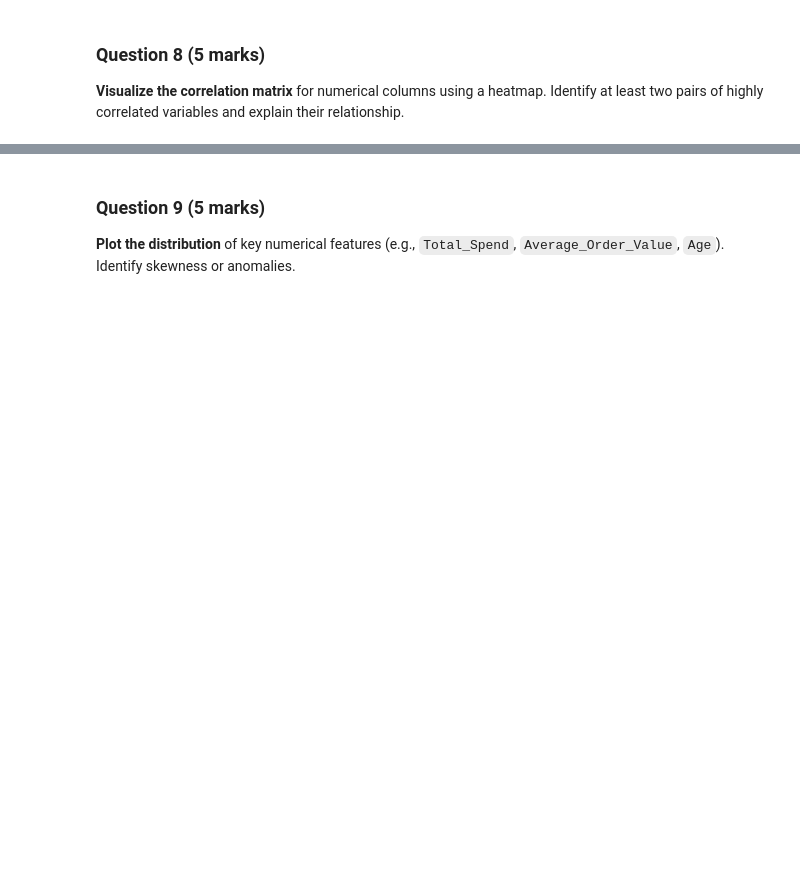
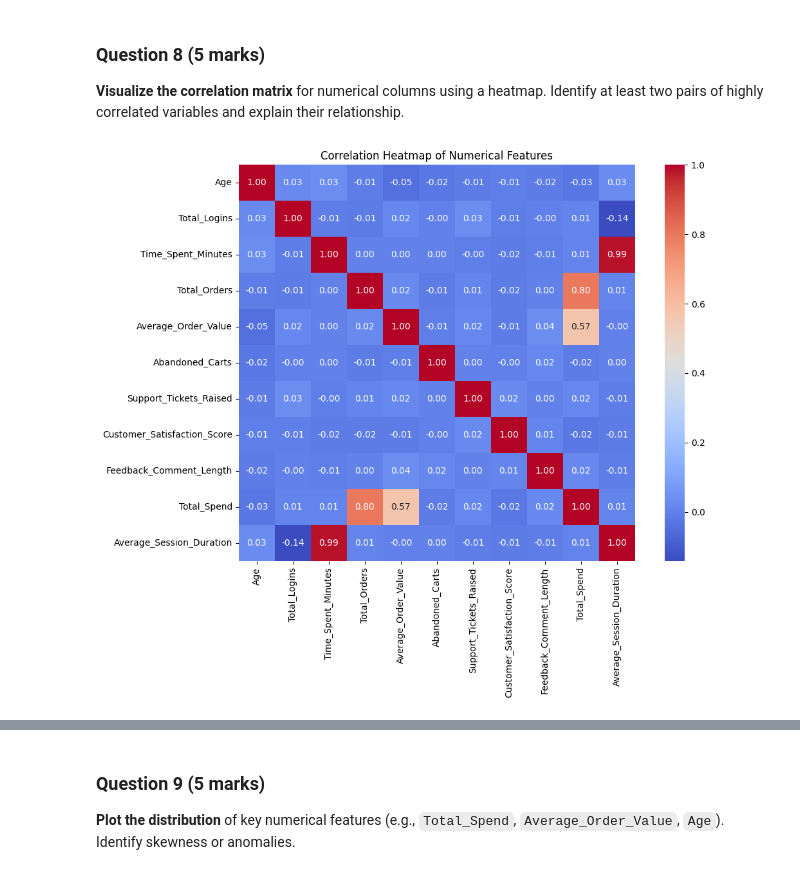
Before and after one commit to dondemici/SplDAtaAnalytics_Exercises, a Jupyter notebook: SplDA_A01_Adriatico.ipynb, the cells around one changed output, grey strips where cells are left out. Cells and saved outputs as stored; diff of their text form; code cells hidden in the pictures; blank space fills up the shorter version.

```diff
--- a/SplDA_A01_Adriatico.ipynb
+++ b/SplDA_A01_Adriatico.ipynb
@@ -97,3 +248,28 @@ catcols = df.select_dtypes(include=['object']).columns.intersection(missing_cols
 # %% [markdown]
 ### Question 7 (5 marks)
 **Create at least 2 new features** derived from existing columns (e.g., `Spend_per_Login`, `Days_Since_Last_Login`). Justify their potential usefulness.
+# %%
+#Derived Feature 1: Age Group Features
+# Justification: Enables businesses to better understand, target, and engage different customer segments based on their unique preferences, behaviors, and needs
+age_bins = [0, 18, 25, 35, 50, 65, 100]  # bins for age ranges
+age_labels = ['Under 18', '18-24', '25-34', '35-49', '50-64', '65+']  # labels for groups
+
+# Create a new column 'Age_Group' by binning 'Age' using pd.cut
+df_clean['Age_Group'] = pd.cut(df_clean['Age'], bins=age_bins, labels=age_labels, right=False)
+
+# Check the result
+print(df_clean[['Age', 'Age_Group']])
+
+#Derived Feature 2: Average Session Duration - Time_Spent_Minutes divided by Total_Logins
+# Justification: It measures the average amount of time a customer spends per login session, giving insight into how engaged users are during each visit (level of engagement per login).
+# To avoid division by zero, replace 0 in 'Total_Logins' with NaN
+df_clean['Total_Logins'].replace(0, pd.NA, inplace=True)
+
+# Calculate Average Session Duration
+df_clean['Average_Session_Duration'] = df_clean['Time_Spent_Minutes'] / df_clean['Total_Logins']
+
+# Optionally, fill NaN values with 0 or another value if needed
+df_clean['Average_Session_Duration'].fillna(0, inplace=True)
+
+# Check the result
+print(df_clean[['Time_Spent_Minutes', 'Total_Logins', 'Average_Session_Duration']])
@@ -100,3 +306,17 @@ catcols = df.select_dtypes(include=['object']).columns.intersection(missing_cols
 # %% [markdown]
 ### Question 8 (5 marks)
 **Visualize the correlation matrix** for numerical columns using a heatmap. Identify at least two pairs of highly correlated variables and explain their relationship.
+# %%
+# Select numerical features only (excluding IDs if applicable)
+numcols = df_clean.select_dtypes(include=['float64', 'int64']).columns.tolist()
+
+# Compute correlation matrix
+corr_matrix = df_clean[numcols].corr()
+
+# Plot heatmap
+plt.figure(figsize=(12, 8))
+sns.heatmap(corr_matrix, annot=True, cmap='coolwarm', fmt=".2f", square=True)
+plt.title('Correlation Heatmap of Numerical Features')
+plt.show()
+# %% [output]
+[figure, added]
```
Also changed, not shown: parts of 14 cells of this notebook, 1 other file.
